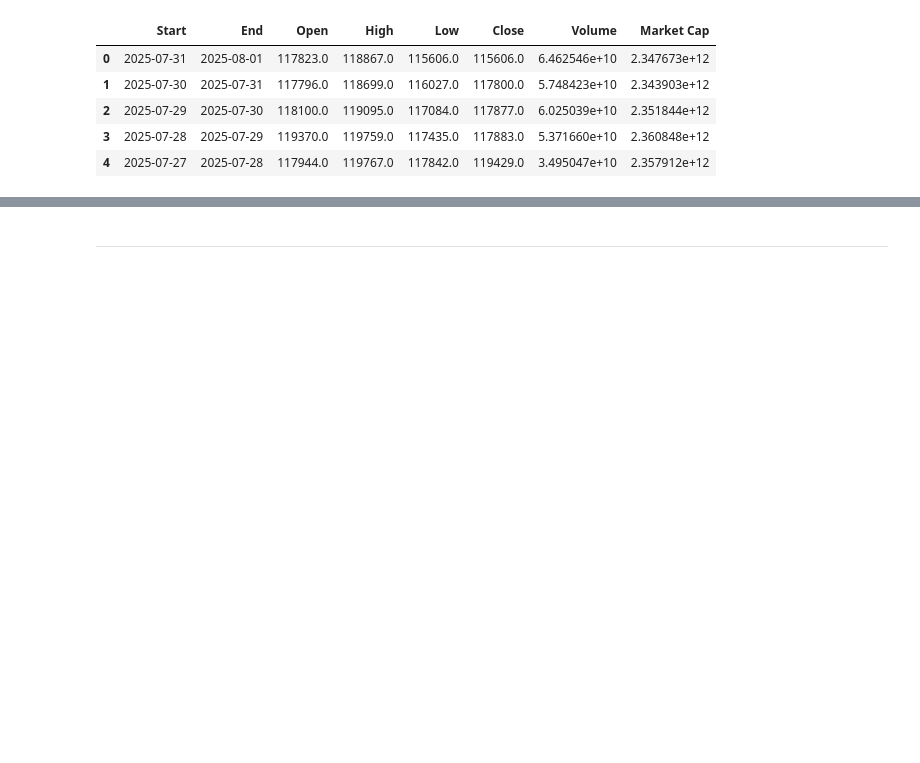
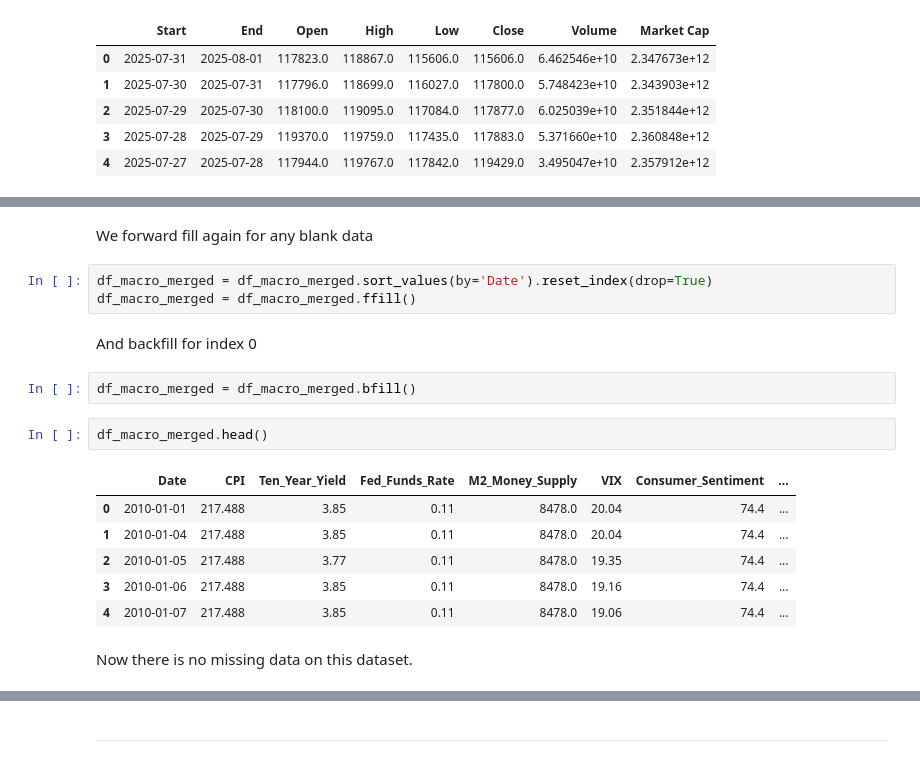
Before and after one commit to Mickyreegs/Project5, a Jupyter notebook: jupyter_notebooks/Data_Collection_And_Cleaning.ipynb, the cells around one changed output, grey strips where cells are left out. Cells and saved outputs as stored; diff of their text form; blank space fills up the shorter version.

Commit message:
Create new master dataset, clean the dataset, perform feature engineering, save to outputs

```diff
--- a/jupyter_notebooks/Data_Collection_And_Cleaning.ipynb
+++ b/jupyter_notebooks/Data_Collection_And_Cleaning.ipynb
@@ -142,0 +304,20 @@ df_nasdaq.head()
+# %% [markdown]
+We forward fill again for any blank data
+# %%
+df_macro_merged = df_macro_merged.sort_values(by='Date').reset_index(drop=True)
+df_macro_merged = df_macro_merged.ffill()
+# %% [markdown]
+And backfill for index 0
+# %%
+df_macro_merged = df_macro_merged.bfill()
+# %%
+df_macro_merged.head()
+# %% [output]
+|  | Date | CPI | Ten_Year_Yield | Fed_Funds_Rate | M2_Money_Supply | VIX | Consumer_Sentiment | ... |
+| 0 | 2010-01-01 | 217.488 | 3.85 | 0.11 | 8478.0 | 20.04 | 74.4 | ... |
+| 1 | 2010-01-04 | 217.488 | 3.85 | 0.11 | 8478.0 | 20.04 | 74.4 | ... |
+| 2 | 2010-01-05 | 217.488 | 3.77 | 0.11 | 8478.0 | 19.35 | 74.4 | ... |
+| 3 | 2010-01-06 | 217.488 | 3.85 | 0.11 | 8478.0 | 19.16 | 74.4 | ... |
+| 4 | 2010-01-07 | 217.488 | 3.85 | 0.11 | 8478.0 | 19.06 | 74.4 | ... |
+# %% [markdown]
+Now there is no missing data on this dataset.
```
Also changed, not shown: parts of 99 cells of this notebook, 4 other files.
